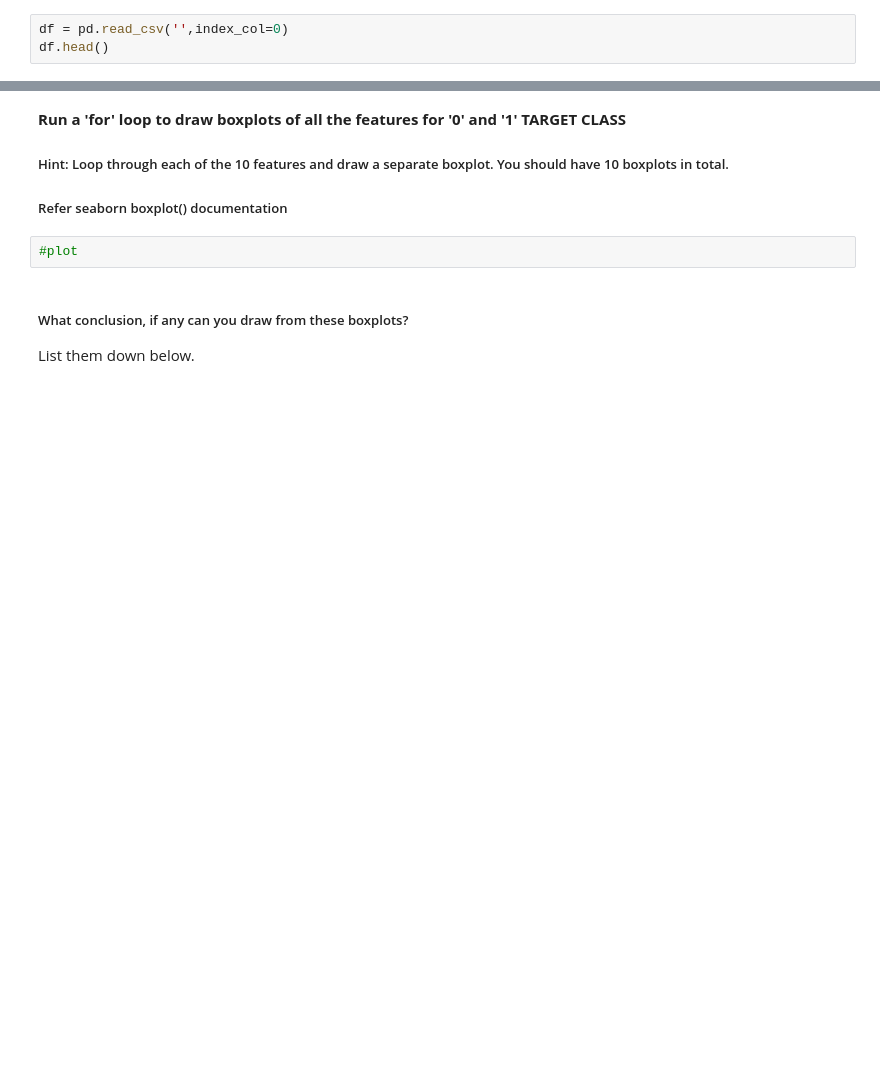
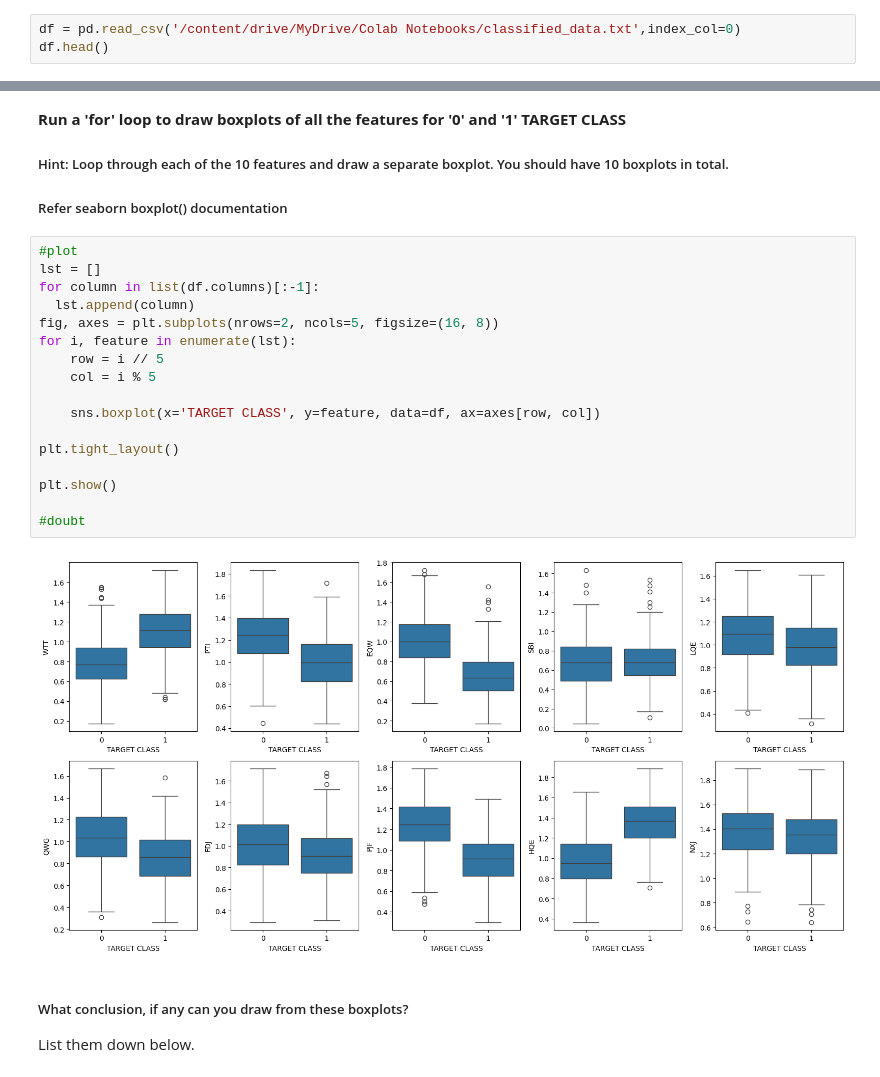
Before and after one commit to Vrushti07/Synapse, a Jupyter notebook: Copy_of_Task2.ipynb, the cells around one changed output, grey strips where cells are left out. Cells and saved outputs as stored; diff of their text form; blank space fills up the shorter version.

```diff
--- a/Copy_of_Task2.ipynb
+++ b/Copy_of_Task2.ipynb
@@ -457,5 +561,5 @@ Import the 'classified_data.txt' dataset using pandas and print the first five c
 
 Use "index_col" parameter to index the dataframe according to the first column. Otherwise, a new column would get created. Call this new dataframe 'df'.
 # %%
-df = pd.read_csv('',index_col=0)
+df = pd.read_csv('/content/drive/MyDrive/Colab Notebooks/classified_data.txt',index_col=0)
 df.head()
@@ -469,8 +613,25 @@ If you're wondering what these column names signify, well they are classified as
 **Run a 'for' loop to draw boxplots of all the features for '0' and '1' TARGET CLASS**<br>
 ##### Hint: Loop through each of the 10 features and draw a separate boxplot. You should have 10 boxplots in total. <br>
 ##### Refer seaborn boxplot() documentation
-# %%
-#plot
+# %%
+#plot
+lst = []
+for column in list(df.columns)[:-1]:
+  lst.append(column)
+fig, axes = plt.subplots(nrows=2, ncols=5, figsize=(16, 8))
+for i, feature in enumerate(lst):
+    row = i // 5
+    col = i % 5
+
+    sns.boxplot(x='TARGET CLASS', y=feature, data=df, ax=axes[row, col])
+
+plt.tight_layout()
+
+plt.show()
+
+#doubt
+# %% [output]
+[figure, added]
 # %% [markdown]
 ##### What conclusion, if any can you draw from these boxplots?
 List them down below.
```
Also changed, not shown: parts of 38 cells of this notebook.
